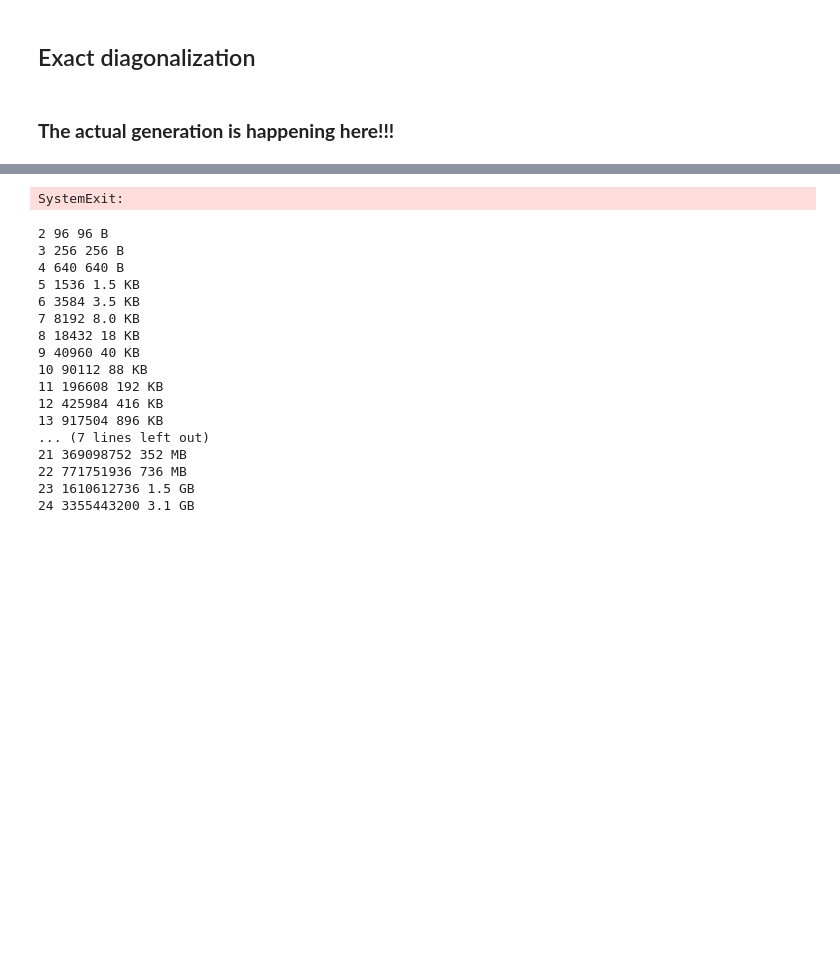
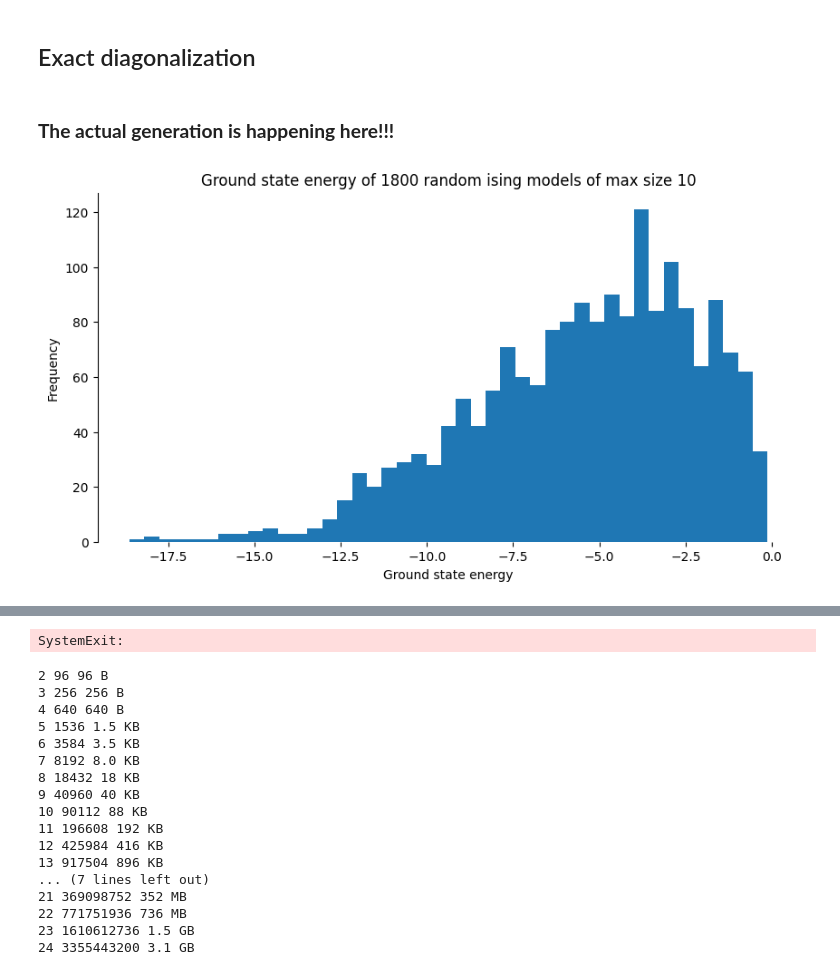
Before and after one commit to gerardPlanella/QGNN, a Jupyter notebook: dataset generation.ipynb, the cells around one changed output, grey strips where cells are left out. Cells and saved outputs as stored; diff of their text form; code cells hidden in the pictures; blank space fills up the shorter version.

```diff
--- a/dataset generation.ipynb
+++ b/dataset generation.ipynb
@@ -743,2 +763,32 @@ def generate_dataset(hamiltonians, data_path=None):
 
     return data
+# %%
+clear_output()
+# Complex dataset generate
+N = 100
+max_qubits = 10
+# Generate lattice dimensions
+dims_1d = [n for n in itertools.product(range(2,25))]
+dims_2d = [n for n in itertools.product(range(2,13), repeat=2)]
+dims_3d = [n for n in itertools.product(range(2,7), repeat=3)]
+dims = dims_1d + dims_2d + dims_3d
+# filter with np.prod(n) <= max_qubits
+dims = [n for n in dims if np.prod(n) <= max_qubits]
+# sort by number of qubits, slowest first
+dims = sorted(dims, key=lambda x: np.prod(x), reverse=True)
+
+# generate abstract hamiltonians
+hamiltonians = []
+for n in dims:
+    # print(f"Generate {N} graphs of shape {n}")
+    graph = nk.graph.Grid(n, pbc=True)
+    hamiltonians += random_ising_nk(N, graph)
+    # hamiltonians += random_ising_own(N, graph)
+
+N_total = N * len(dims)
+data = generate_dataset(hamiltonians, data_path=f'data/nk_{N_total}_{max_qubits}', extend_if_exists=False)
+
+# Plot
+_ = hist([d['y_energy'] for d in data], xlabel="Ground state energy", title=f"Ground state energy of {len(data)} random ising models of max size {max_qubits}")
+# %% [output]
+[figure, added]
```
Also changed, not shown: parts of 10 cells of this notebook, 1 other file.
